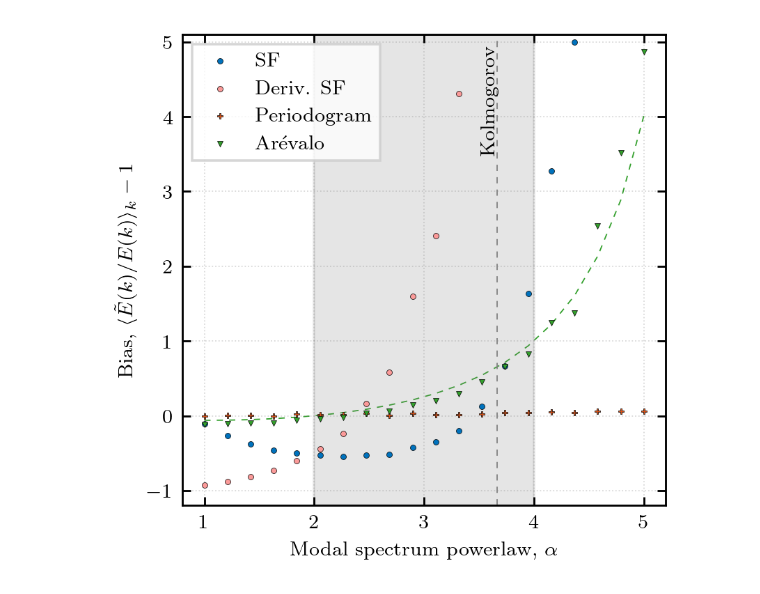
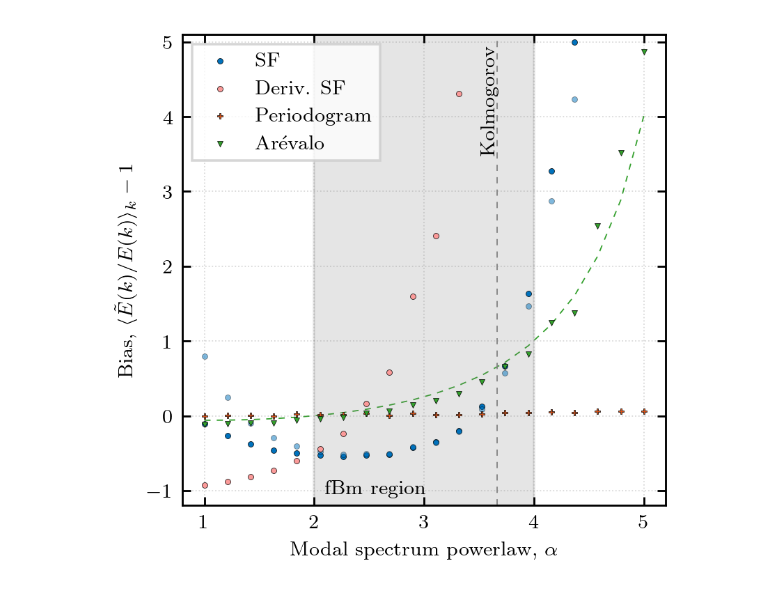
Before and after one commit to mab68/Kea, a Jupyter notebook: paper1/fbm_spectral_bias.ipynb, the cells around one changed output. Saved outputs shown, nothing was run; the diff lists cells and outputs as text; code cells hidden in the pictures.

Commit message:
make residual bias plots, make semi-analytical plots

```diff
--- a/paper1/fbm_spectral_bias.ipynb
+++ b/paper1/fbm_spectral_bias.ipynb
@@ -76,6 +78,7 @@ except:
 STRFN_MIN, STRFN_MAX = 10., 50.
 
 sf_avg = {}
+sf1_avg = {}
 for i, ll in enumerate(sfs):
     k, fek = strfn_spectra.omni_spectrum(ll)
     fek = fek/(2.*np.pi*k)
@@ -86,6 +89,7 @@ for i, ll in enumerate(sfs):
     z, xx, p = fit_base.fit_powerlaw(k, fek, STRFN_MIN, STRFN_MAX)
 
     sf_avg[-alphas[i]] = (np.nanmean(i_sf_fek[idx_min:idx_max]/models[i][idx_min:idx_max]/(-z[0])), 1.)
+    sf1_avg[-alphas[i]] = (np.nanmean(i_sf_fek[idx_min:idx_max]/models[i][idx_min:idx_max]/(-alphas[i])), 1.)
 
 sf2_avg = {}
 for i, ll in enumerate(sfs):
@@ -112,6 +116,7 @@ fig, ax = plt.subplots(1, 1, figsize=(3.5, 3.5), dpi=256)
 
 for a in sf_avg.keys():
     ax.scatter(a, sf_avg[a][0] - sf_avg[a][1], marker='o', s=5., color=c[0], zorder=2, linewidth=0.2, edgecolor='black')
+    ax.scatter(a, sf1_avg[a][0] - sf1_avg[a][1], marker='o', s=5., color=c[0], zorder=2, linewidth=0.2, edgecolor='black', alpha=0.5)
 
 for a in sf2_avg.keys():
     ax.scatter(a, sf2_avg[a][0] - sf2_avg[a][1], marker='o', s=5., color=c[3], zorder=2, linewidth=0.2, edgecolor='black')
@@ -129,35 +134,35 @@ ax.plot(-alphas, scaling - 1., linewidth=0.5, color=c[2], linestyle=(0,(5,5)), z
 
 ax.scatter([], [], marker='o', s=5., color=c[0], linewidth=0.2, edgecolor='black', label=r'SF')
 ax.scatter([], [], marker='o', s=5., color=c[3], linewidth=0.2, edgecolor='black', label=r'Deriv. SF')
 ax.scatter([], [], marker='P', s=5., color=c[1], linewidth=0.2, edgecolor='black', label=r'Periodogram')
 ax.scatter([], [], marker='v', s=5., color=c[2], linewidth=0.2, edgecolor='black', label=r'Ar\'evalo')
 #ax.plot([], [], color='black', linewidth=0.5, linestyle=(0,(5,5)), label=r'Analytical Ar\'evalo')
 ax.legend(fancybox=False, frameon=True, loc='upper left')
 
 ax.axvline(11./3., linestyle=(0, (5, 5)), color='gray', linewidth=0.5, zorder=0)
 ax.text(11./3.-0.15, 0.75, r'Kolmogorov', transform=ax.get_xaxis_transform(), rotation=90, color='black')
 
 ax.axvspan(D, D+2., alpha=0.2, color='gray')
-#ax.text(2.1, 0.95, r'fBm region', transform=ax.get_xaxis_transform(), color='black')
+ax.text(2.1, 0.025, r'fBm region', transform=ax.get_xaxis_transform(), color='black')
 
 #ax.set_ylabel('Bias, $\\tilde{\gamma}/\gamma$')
 ax.set_ylabel('Bias, $\langle \\tilde{E}(k)/E(k) \\rangle_{k} - 1$')
 ax.set_xlabel('Modal spectrum powerlaw, $\\alpha$')
 
 ax.yaxis.set_ticks_position('both')
 ax.xaxis.set_ticks_position('both')
 ax.tick_params(axis='y', direction='in')
 ax.tick_params(axis='x', direction='in')
 
 ax.set_ylim((-1.2, 5.1))
 
 ax.grid(linestyle=':', alpha=0.3, linewidth=0.5, color='gray')
 
 #fig.subplots_adjust(wspace=0.05)
 fig.savefig('plots/fbm_spectra_bias.pdf', transparent=True, bbox_inches='tight', pad_inches=0)
 fig.savefig('plots/fbm_spectra_bias.png', transparent=True, bbox_inches='tight', pad_inches=0)
 # %% [output]
-[figure, old version]
+[figure, new version]
 # %%
 ## I SHOULD MAKE A PLOT FOR THE STUCTURE FUNCTION BIAS TO THE STRUCTURE FUNCTION
 ## THE 'TRUE' STRUCTURE FUNCTION WOULD THEN BE ONE OF THE FORMULAE, PROVIDED BY STUTZKI ET AL 1998.
```
Also changed, not shown: parts of 1 cell of this notebook, 12 other files.
